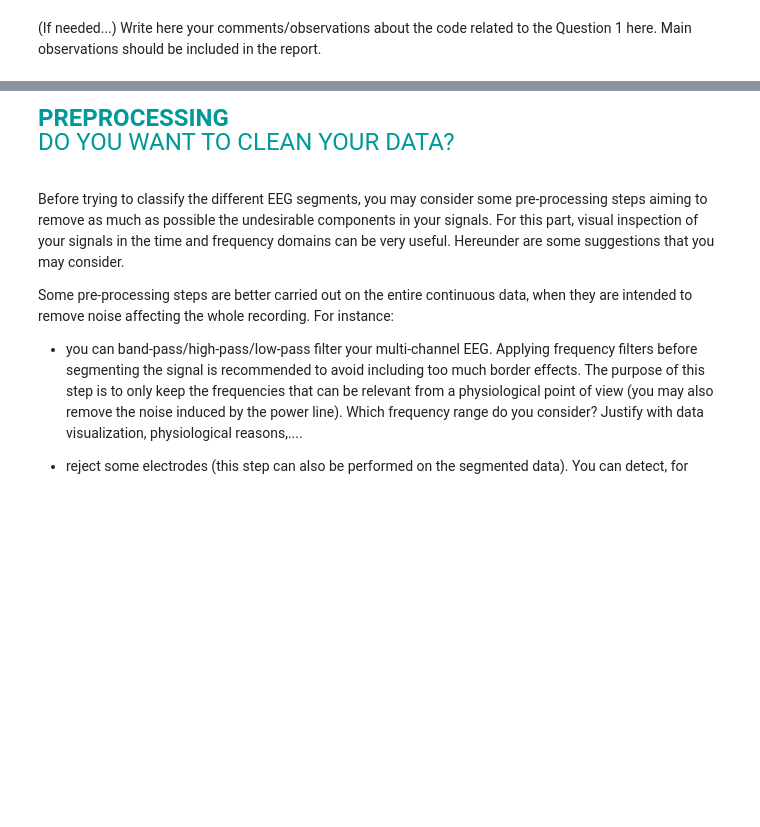
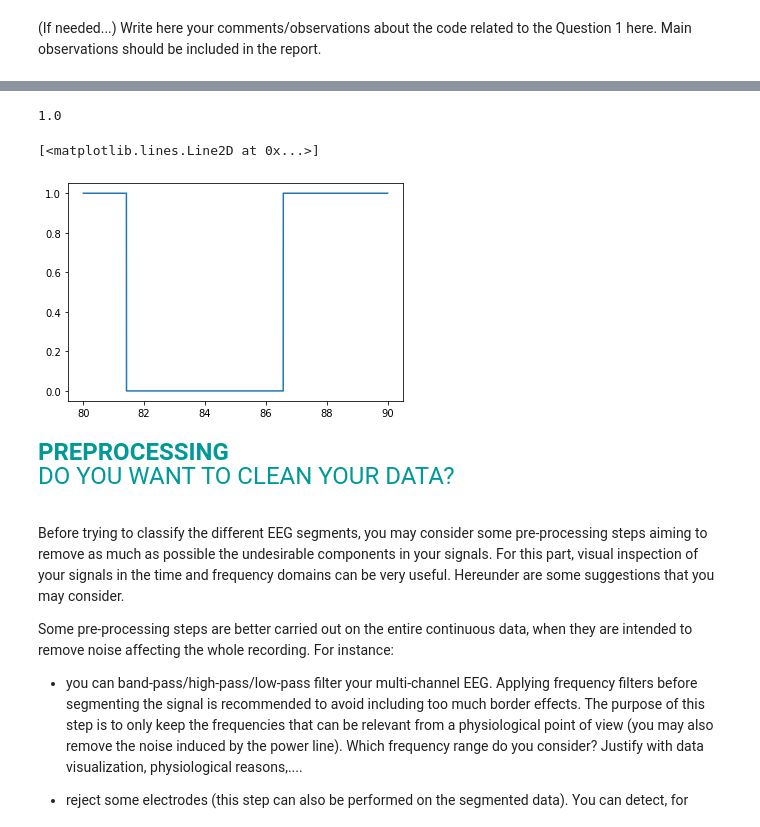
Before and after one commit to gdeside/LGBIO2020, a Jupyter notebook: Projects/project.ipynb, the cells around one changed output, grey strips where cells are left out. Cells and saved outputs as stored; diff of their text form; code cells hidden in the pictures; blank space fills up the shorter version.

```diff
--- a/Projects/project.ipynb
+++ b/Projects/project.ipynb
@@ -99,3 +118,10 @@ Especially in the early stage of the project, you will produce a lot of graphs t
+# %%
+print(np.max(target.to_numpy()[0][80000:90000]))
+plt.plot(time[80000:90000],target.to_numpy()[0][80000:90000])
+# %% [output]
+1.0
+[<matplotlib.lines.Line2D at 0x...>]
+[figure, added]
 # %% [markdown]
 <font size=5 color=#009999> <b>PREPROCESSING </b> <br>
 DO YOU WANT TO CLEAN YOUR DATA?
```
Also changed, not shown: parts of 7 cells of this notebook, 2 other files.
